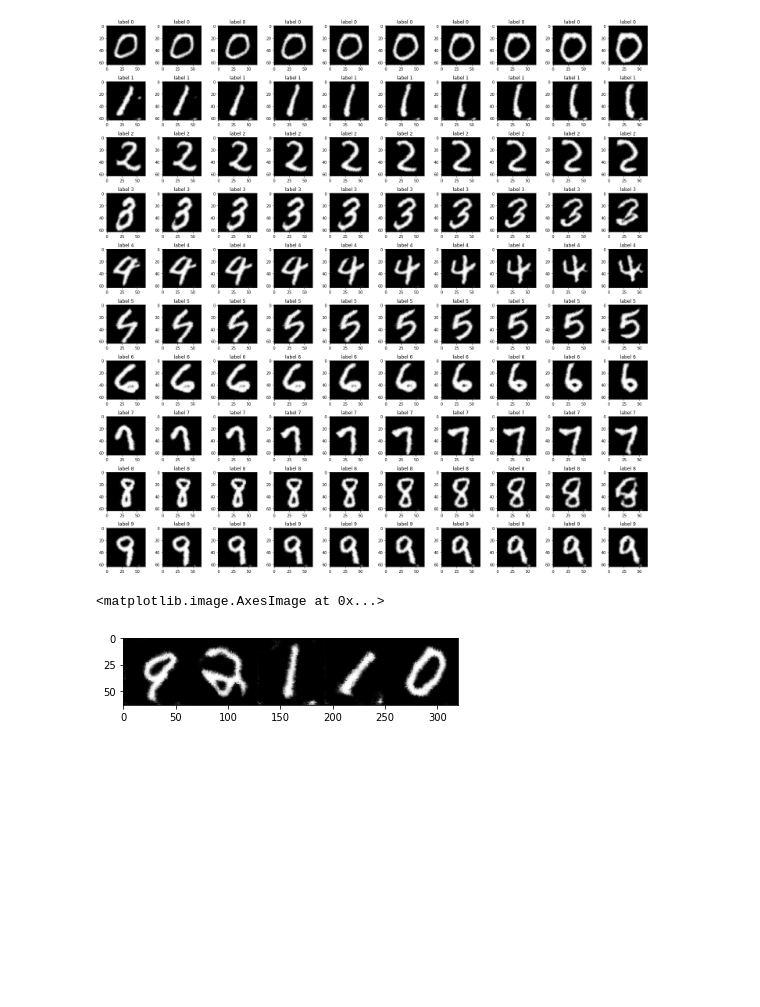
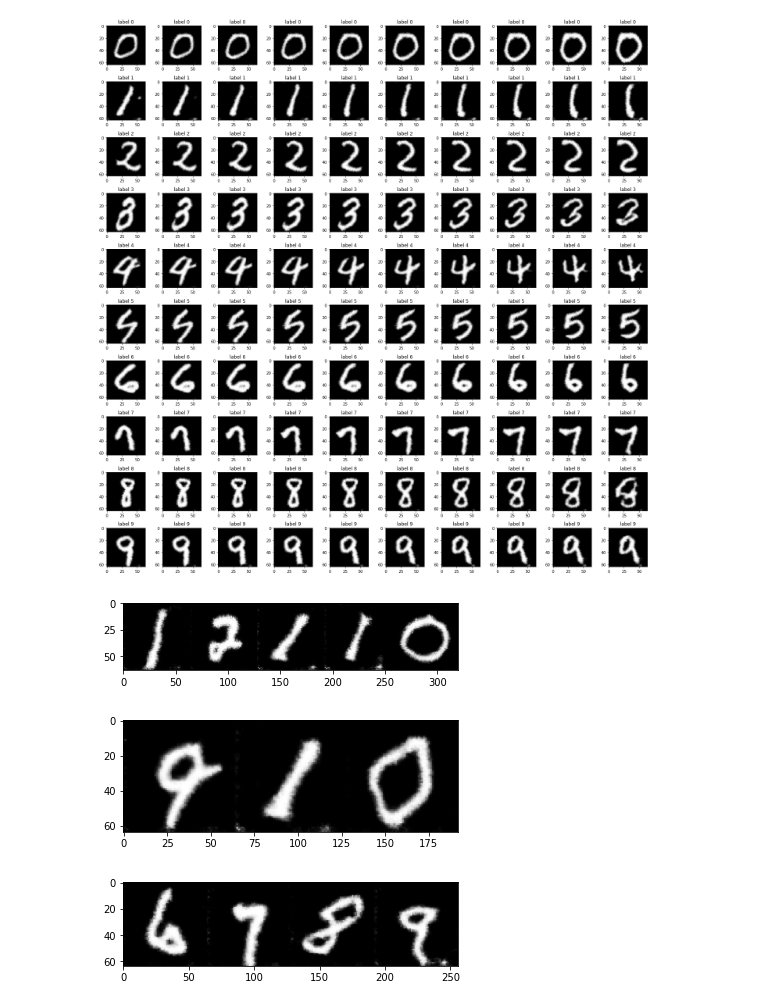
Before and after one commit to Mainakdeb/deceptive-digits, a Jupyter notebook: deceptive-digits.ipynb, the cells around one changed output. Drawn from its saved outputs; the diff is of its cells as text; code cells hidden in the pictures; blank space fills up the shorter version.

Commit message:
plot more generated samples

```diff
--- a/deceptive-digits.ipynb
+++ b/deceptive-digits.ipynb
@@ -469,11 +469,16 @@ def generate_and_save_image_with_multiple_digits(digits):
   for dig in str(digits):
     gen_list.append(generate_digit_from_label(int(dig)))
   vis = np.concatenate((gen_list), axis=1)
-  #plt.savefig("generated"+str(digits)+".png")
   mimg.imsave("generated"+str(digits)+".png", vis)
   return(vis)
-
-plt.imshow(generate_and_save_image_with_multiple_digits(92110), cmap='gray')
-# %% [output]
-<matplotlib.image.AxesImage at 0x...>
-[figure, removed]
+# %%
+plt.imshow(generate_and_save_image_with_multiple_digits(12110), cmap='gray')
+plt.show()
+plt.imshow(generate_and_save_image_with_multiple_digits(410), cmap='gray')
+plt.show()
+plt.imshow(generate_and_save_image_with_multiple_digits(6789), cmap='gray')
+plt.show()
+# %% [output]
+[figure, added]
+[figure, added]
+[figure, added]
```
